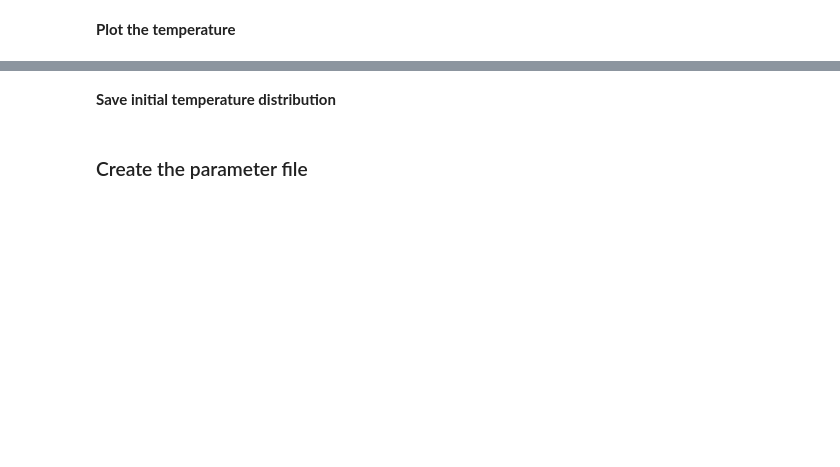
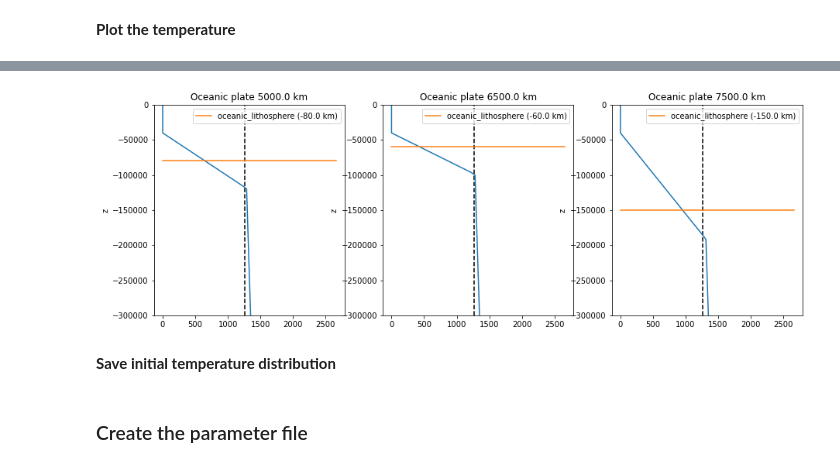
Before and after one commit to jamisonassuncao/mandyoc-scripts, a Jupyter notebook: mandyoc-make-initial.ipynb, the cells around one changed output, grey strips where cells are left out. Drawn from its saved outputs; the diff is of its cells as text; code cells hidden in the pictures; blank space fills up the shorter version.

```diff
--- a/mandyoc-make-initial.ipynb
+++ b/mandyoc-make-initial.ipynb
@@ -414,6 +633,7 @@ plt.figure(figsize=(15,5))
 # temperature in the oceanic crust
 plt.subplot(131)
 aux = temperature.sel(x=5000e3, method="nearest")
+
 aux.plot(y="z")
 plt.title("Oceanic plate {} km".format(aux.x.values / 1000))
 plt.plot(
@@ -421,36 +641,46 @@ plt.plot(
     oceanic_lab_depth * np.ones_like(aux.z),
     label="oceanic_lithosphere ({} km)".format(oceanic_lab_depth / 1e3)
 )
+plt.vlines(temp_0,-300_000,0, linestyles='dashed', color='k')
+# plt.vlines(1300,-300_000,0, linestyles='dashed')
 plt.ylim((-300e3, zmax))
+# plt.ylim(-100_000,-50_000)
+# plt.xlim(1000,1500)
 plt.legend()
 
 # temperature in the arc zone
 plt.subplot(132)
 aux = temperature.sel(x=6500e3, method="nearest")
 aux.plot(y="z")
 plt.title("Oceanic plate {} km".format(aux.x.values / 1000))
 plt.plot(
     aux,
     arc_depth * np.ones_like(aux.z),
     label="oceanic_lithosphere ({} km)".format(arc_depth / 1e3)
 )
+plt.vlines(temp_0,-300_000,0, linestyles='dashed', color='k')
+# plt.vlines(1300,-300_000,0, linestyles='dashed')
 plt.ylim((-300e3, zmax))
 plt.legend()
 
 # temperature in the craton area
 plt.subplot(133)
 aux = temperature.sel(x=7500e3, method="nearest")
 aux.plot(y="z")
 plt.title("Oceanic plate {} km".format(aux.x.values / 1000))
 plt.plot(
     aux,
     continental_lab_depth * np.ones_like(aux.z),
     label="oceanic_lithosphere ({} km)".format(continental_lab_depth / 1e3)
 )
+# plt.vlines(1300,-300_000,0, linestyles='dashed')
+plt.vlines(temp_0,-300_000,0, linestyles='dashed', color='k')
 plt.ylim((-300e3, zmax))
 plt.legend()
 
 plt.show()
+# %% [output]
+[figure, added]
 # %% [markdown]
 **Save initial temperature distribution**
 # %%
```
Also changed, not shown: parts of 47 cells of this notebook, 5 other files.
